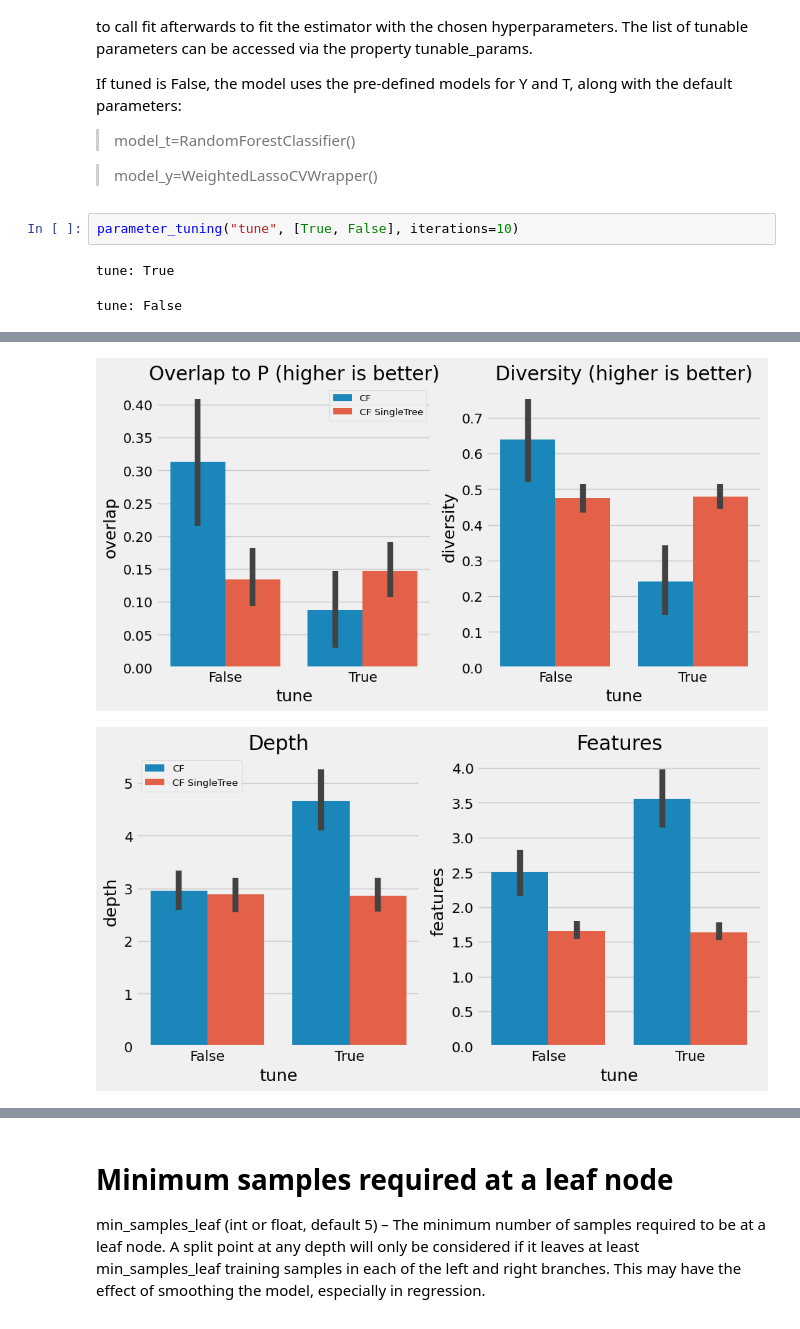
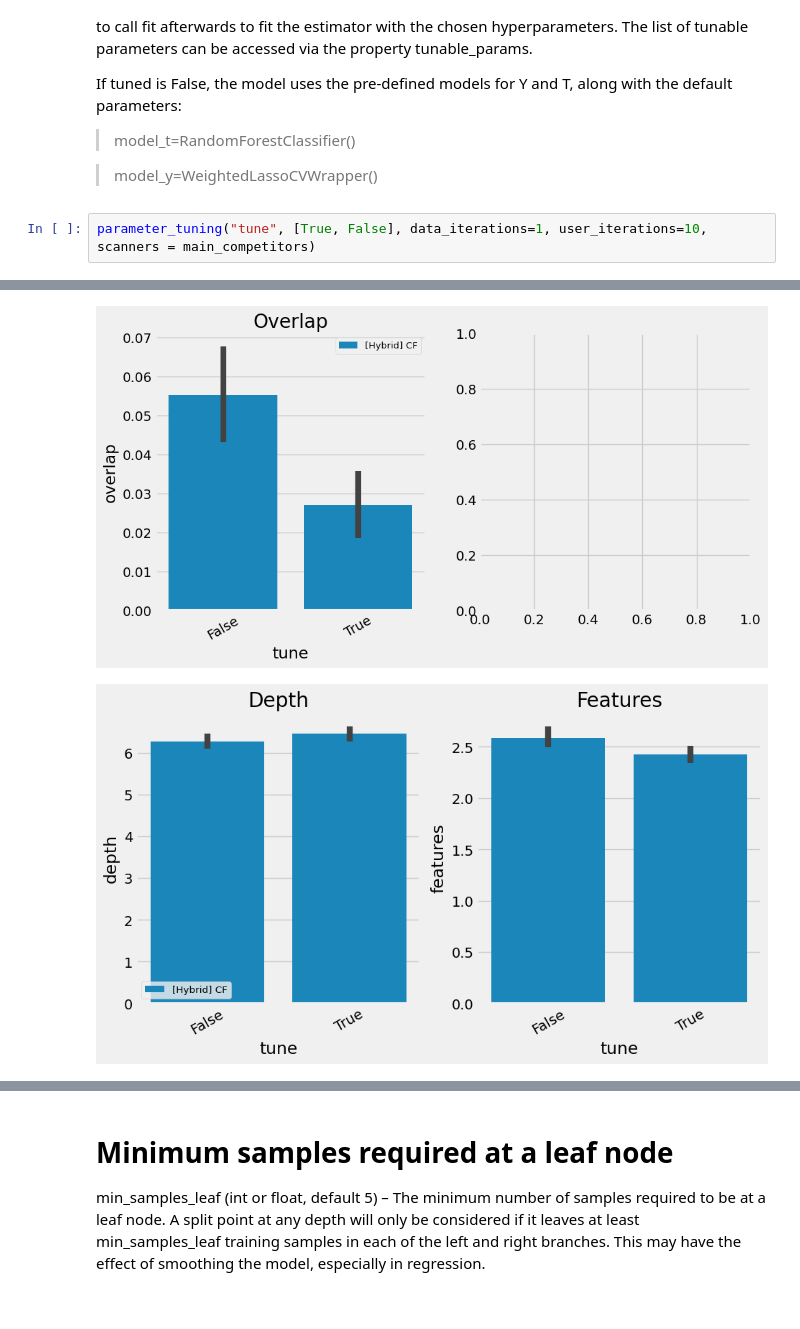
Before and after one commit to antonismand/Query-Driven-Data-Exploration-with-Heterogeneous-Treatment-Effects, a Jupyter notebook: experiments/algorithms/CF/CF_params.ipynb, the cells around one changed output, grey strips where cells are left out. Cells and saved outputs as stored; diff of their text form.

Commit message:
data params and cf params and let |R| < k

```diff
--- a/experiments/algorithms/CF/CF_params.ipynb
+++ b/experiments/algorithms/CF/CF_params.ipynb
@@ -38,7 +41,5 @@ If tuned is False, the model uses the pre-defined models for Y and T, along with
 
 > model_y=WeightedLassoCVWrapper()
 # %%
-parameter_tuning("tune", [True, False], iterations=10)
+parameter_tuning("tune", [True, False], data_iterations=1, user_iterations=10, scanners = main_competitors)
 # %% [output]
-tune: True
-tune: False
@@ -47,2 +48,2 @@ tune: False
-[figure, old version]
+[figure, new version]
-[figure, old version]
+[figure, new version]
```
Also changed, not shown: parts of 13 cells of this notebook, 6 other files.
